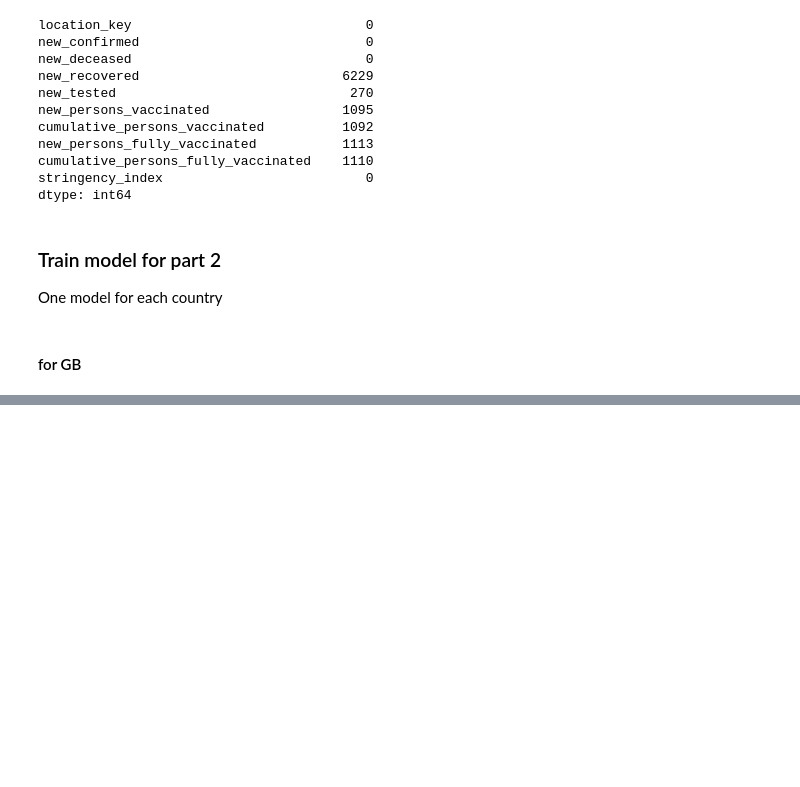
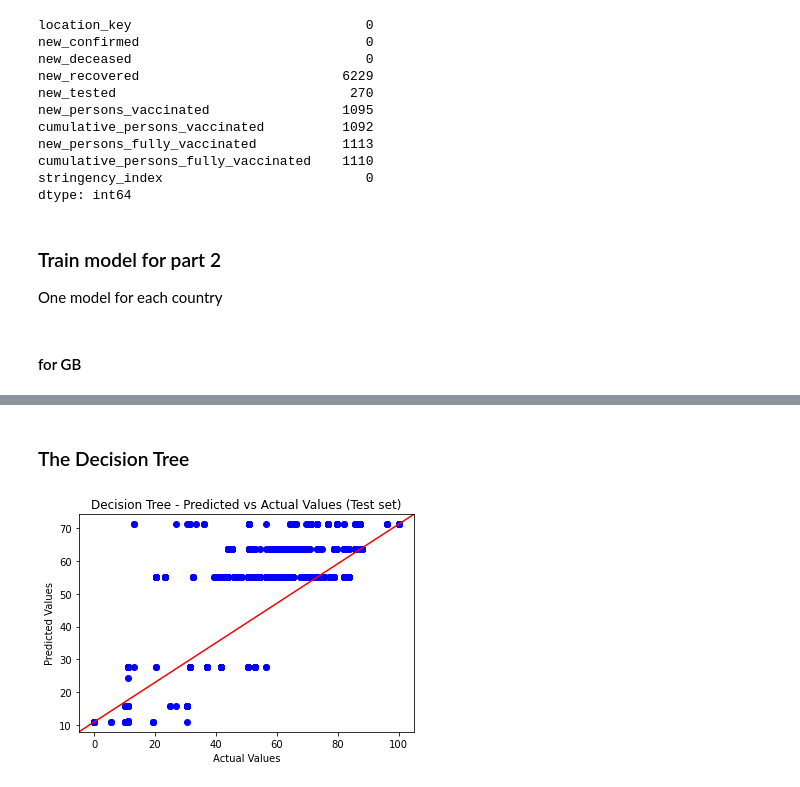
Before and after one commit to TristanKoh/p4ds-project, a Jupyter notebook: checkpoint_3/modelling.ipynb, the cells around one changed output, grey strips where cells are left out. Drawn from its saved outputs; the diff is of its cells as text; code cells hidden in the pictures; blank space fills up the shorter version.

```diff
--- a/checkpoint_3/modelling.ipynb
+++ b/checkpoint_3/modelling.ipynb
@@ -301,0 +337,12 @@ print(trained_models_gb["model"][0].feature_names_in_)
+# %% [markdown]
+### The Decision Tree
+# %%
+fig, ax = plt.subplots()
+ax.scatter(y_test, trained_models_gb["predicted_results"][1], color = 'blue')
+plt.title('Decision Tree - Predicted vs Actual Values (Test set)')
+plt.xlabel('Actual Values')
+plt.ylabel('Predicted Values')
+ax.plot([0,1],[0,1], transform=ax.transAxes, color = 'red')
+plt.show()
+# %% [output]
+[figure, added]
```
Also changed, not shown: parts of 16 cells of this notebook.
